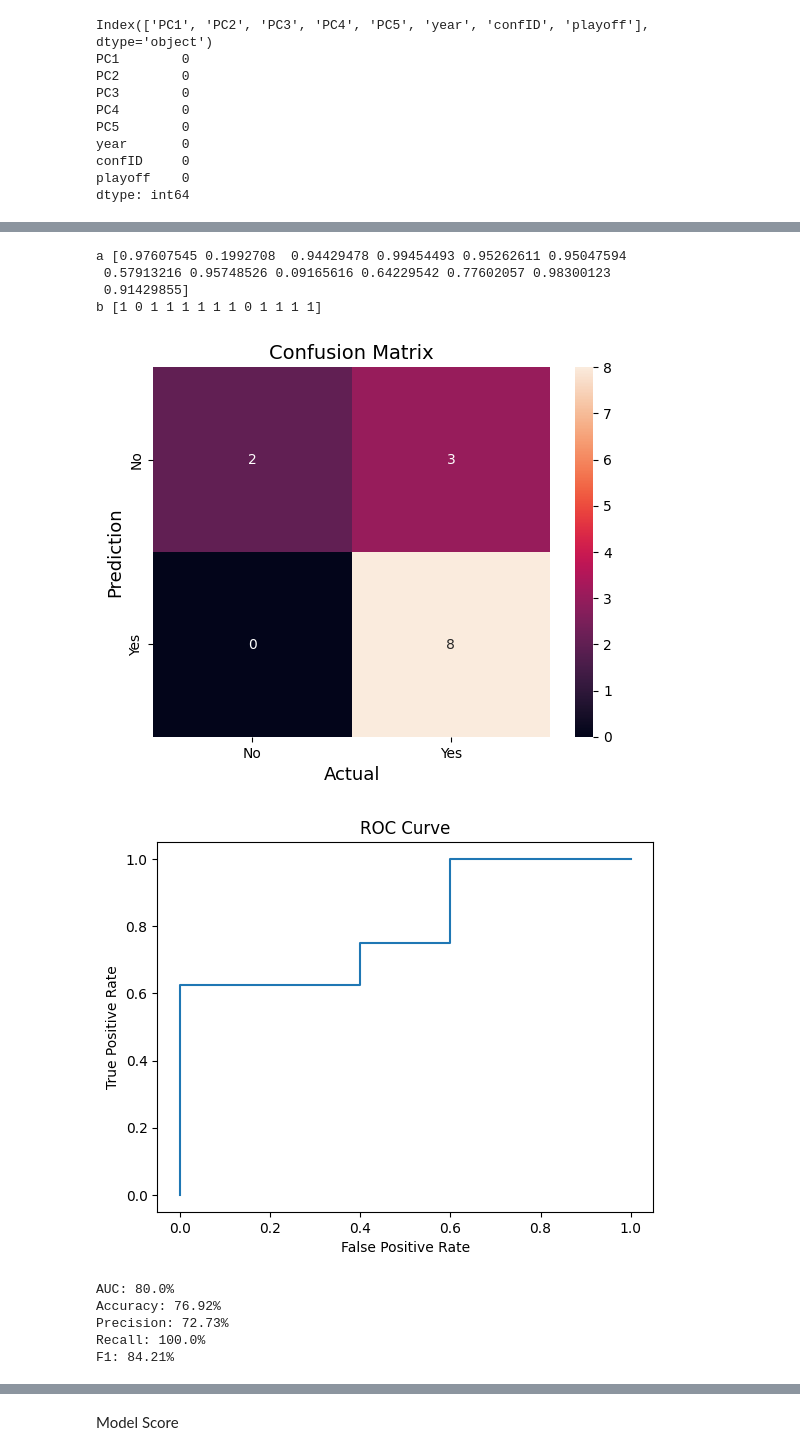
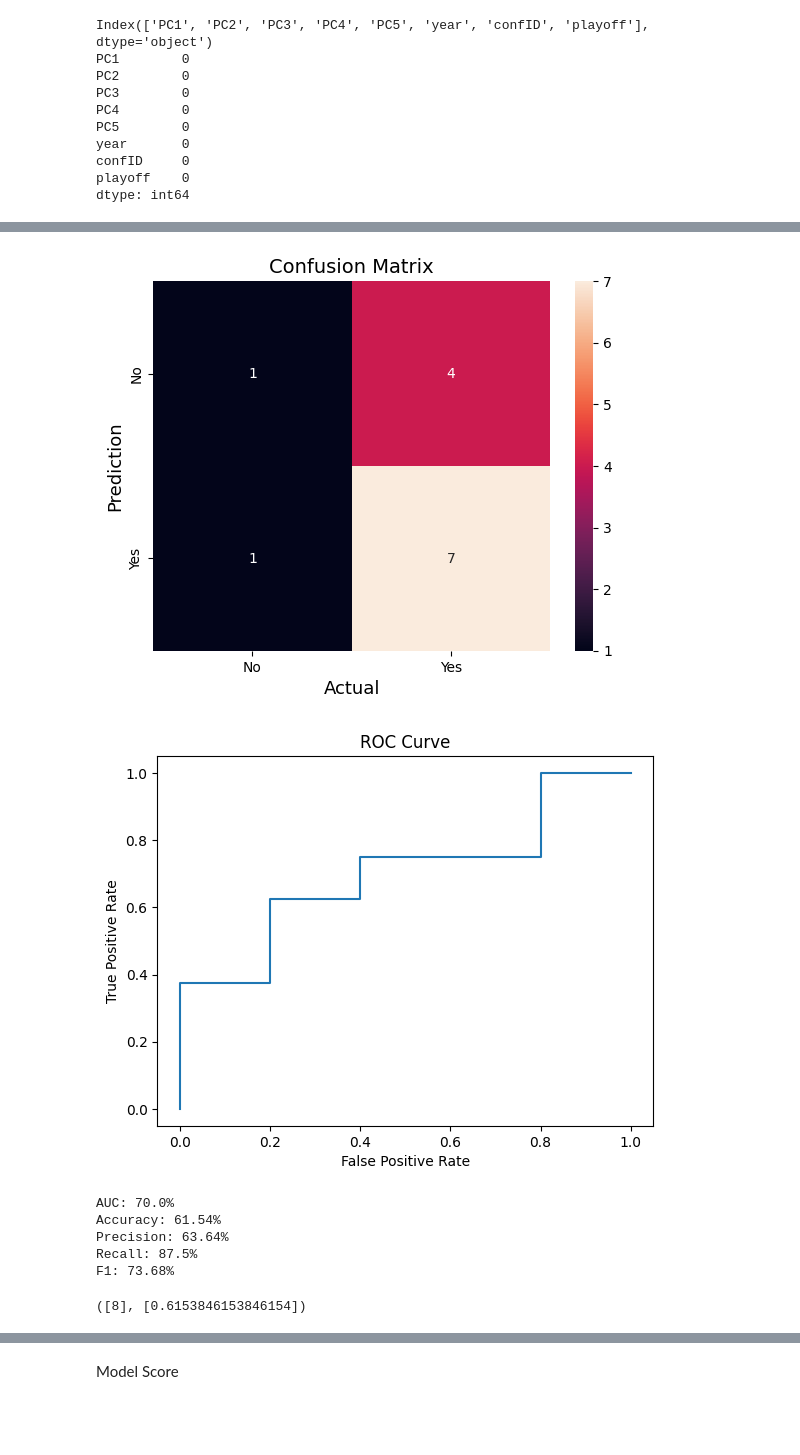
Before and after one commit to DanielRodrigues08/AC-FEUP, a Jupyter notebook: classification.ipynb, the cells around one changed output, grey strips where cells are left out. Cells and saved outputs as stored; diff of their text form; code cells hidden in the pictures; blank space fills up the shorter version.

Commit message:
adding logistic regression

```diff
--- a/classification.ipynb
+++ b/classification.ipynb
@@ -143,3 +125,7 @@ print(df.shape)
+# %%
+from sklearn.linear_model import LogisticRegression
+
+lr = LogisticRegression()
 # %%
 print(df['year'].isna().sum())
 # %% [output]
@@ -311,21 +297,6 @@ def train_model_validation(year, model, data, label, param_grid):
     return y_test, y_pred, y_prob
 
 
-#def train_model(year, model, data, label):
-#    data['sampleWeight'] = data['year'].apply(lambda year_x: 2 ** (year - year_x - 1) if year > year_x else 1)
-#    train_data = data[data["year"] < year]
-#    test_data = data[data["year"] == year]
-#
-#    X_train, X_test = train_data.drop([label, 'sampleWeight'], axis=1), test_data.drop([label, 'sampleWeight'], axis=1)
-#    y_train, y_test = train_data[label], test_data[label]
-#    sample_weight = train_data['sampleWeight']
-#
-#    model.fit(X_train, y_train, sample_weight=sample_weight)
-#    y_pred = model.predict(X_test)
-#    y_prob = model.predict_proba(X_test)
-#
-#    return y_test, y_pred, y_prob
-
 
 def train_evaluate_decision_tree_graph(model, data):
     accuracy_scores = []
@@ -345,27 +316,23 @@ def train_evaluate_decision_tree_graph(model, data):
 
     year = 8
 
-    print(years)
+    y_test1, y_pred1, y_prob1 = train_model_validation(year, model, data1, label, param_grid)
+    y_test2, y_pred2, y_prob2 = train_model_validation(year, model, data2, label, param_grid)
 
-    for year in years[2:]:
+    y_test = np.concatenate((y_test1, y_test2))
+    y_pred = np.concatenate((y_pred1, y_pred2))
+    y_prob = np.concatenate((y_prob1[:, 1], y_prob2[:, 1]))
 
-        y_test1, y_pred1, y_prob1 = train_model_validation(year, model, data1, label, param_grid)
-        y_test2, y_pred2, y_prob2 = train_model_validation(year, model, data2, label, param_grid)
+    if year == 8:
+        model_score(y_test, y_pred, y_prob)
 
-        y_test = np.concatenate((y_test1, y_test2))
-        y_pred = np.concatenate((y_pred1, y_pred2))
-        y_prob = np.concatenate((y_prob1[:, 1], y_prob2[:, 1]))
-
-        if year == 8:
-            model_score(y_test, y_pred, y_prob)
-
-        accuracy = accuracy_score(y_test, y_pred)
-        accuracy_scores.append(accuracy)
-        years_tested.append(year)
+    accuracy = accuracy_score(y_test, y_pred)
+    accuracy_scores.append(accuracy)
+    years_tested.append(year)
 
 
     return years_tested, accuracy_scores
 
 
-train_evaluate_decision_tree_graph(mlp, df)
+train_evaluate_decision_tree_graph(lr, df)
 # %% [output]
@@ -405,11 +375,8 @@ See the caveats in the documentation: https://pandas.pydata.org/pandas-docs/stab
-a [0.97607545 0.1992708  0.94429478 0.99454493 0.95262611 0.95047594
- 0.57913216 0.95748526 0.09165616 0.64229542 0.77602057 0.98300123
- 0.91429855]
-b [1 0 1 1 1 1 1 1 0 1 1 1 1]
-[figure, old version]
+[figure, new version]
-[figure, old version]
+[figure, new version]
+AUC: 70.0%
+Accuracy: 61.54%
+Precision: 63.64%
+Recall: 87.5%
+F1: 73.68%
-AUC: 80.0%
-Accuracy: 76.92%
-Precision: 72.73%
-Recall: 100.0%
-F1: 84.21%
+([8], [0.6153846153846154])
```
Also changed, not shown: parts of 3 cells of this notebook.
